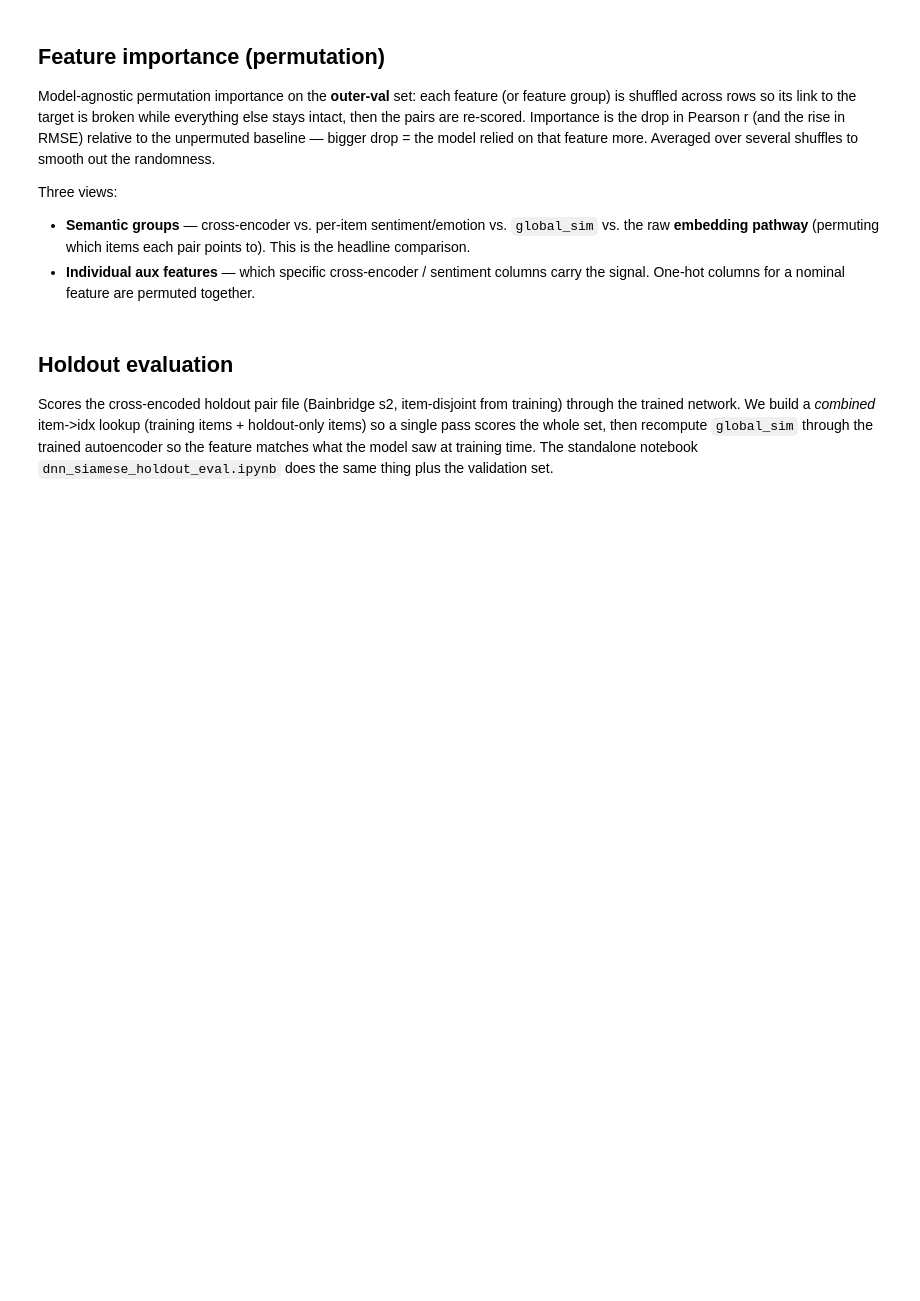
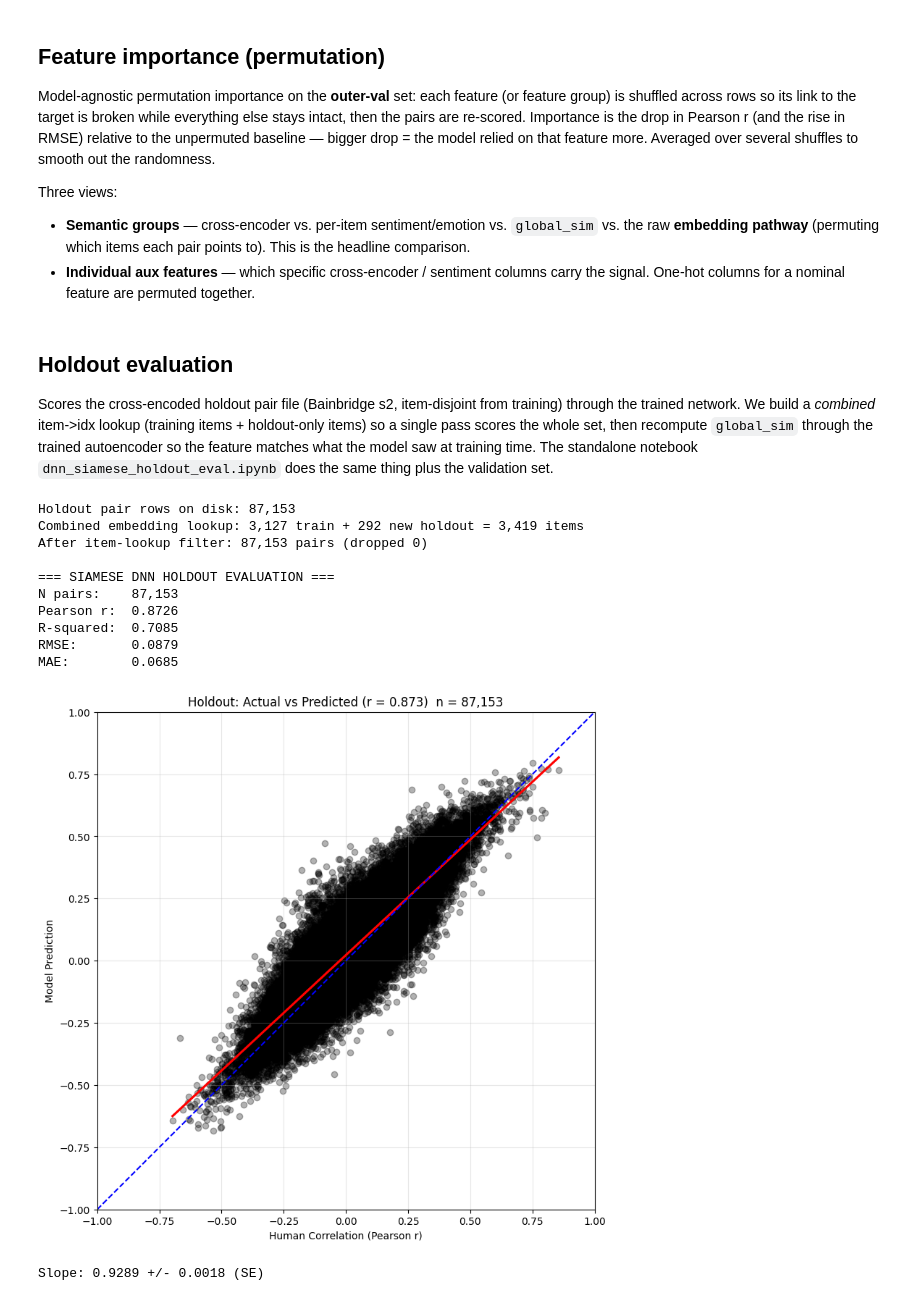
Before and after one commit to lxmainetti/PAIR, a Jupyter notebook: code/modelling/model_training.ipynb, the cells around one changed output. Cells and saved outputs as stored; diff of their text form; code cells hidden in the pictures; blank space fills up the shorter version.

```diff
--- a/code/modelling/model_training.ipynb
+++ b/code/modelling/model_training.ipynb
@@ -38,16 +38,17 @@ import matplotlib.pyplot as plt
 import seaborn as sns
 
 # ---- Paths ----
-emb_model       = "qwen3-8b-with-instruction"
-k_clusters      = 512    # only used to locate the pair file from autoencoder_feature_prep
-train_pair_path = f"../../data/clustered_embeddings/{emb_model}/autoencoded_clusters_{k_clusters}.parquet"
+# tested models include qwen3-8b-with-instruction, gemini-embedding-2 (task sentence sim), text-embedding-3-large, dwulff-mpnet-personality,
+# intfloat-e5-mistral-7b-instruct-4bit, intfloat-e5-mistral-7b-instruct-8bit, Alibaba-NLP-gte-Qwen2-7B-instruct-4bit
+emb_model       = "tencent-KaLM-Embedding-Gemma3-12B-2511-4bit" # qwen3-8b-with-instruction usually performs best
+train_pair_path = f"../../data/raw/item_correlations.parquet"
 train_emb_path  = f"../../data/raw/{emb_model}/embeddings_raw.parquet"
 # Holdout pair file: full cross-encoded set (item-disjoint + cross-scale combined)
-hold_pair_path  = "../../data/processed/holdout_item_correlations_with_cross.parquet"
+hold_pair_path  = "../../data/raw/holdout_item_correlations.parquet"
 hold_emb_path   = f"../../data/raw/{emb_model}/holdout_embeddings_raw.parquet"
 # Per-item sentiment files (used to assemble aux features for holdout pairs)
-train_sent_path = "../../data/processed/item_list_sentiment.parquet"
-hold_sent_path  = "../../data/processed/holdout_item_list_sentiment.parquet"
+train_path = "../../data/raw/item_list.parquet"
+hold_path  = "../../data/raw/holdout_item_list.parquet"
 # Autoencoder weights so we can recompute global_sim consistently for the holdout
 ae_weights_path = "../../models/psychometric_ae_weights.pt"
 CKPT_PATH       = "../../models/dnn_siamese_cor.pt"
@@ -502,56 +552,12 @@ hold_df = hold_df.filter(
 )
 print(f"After item-lookup filter: {hold_df.height:,} pairs (dropped {pre_n - hold_df.height:,})")
 
-# ---- 4. Combine sentiment tables (train + holdout) and join per side ----
-sent_value_cols = [
-    "sent_positive", "sent_neutral", "sent_negative",
-    "emo_neutral", "emo_surprise", "emo_joy", "emo_fear",
-    "emo_anger", "emo_sadness", "emo_disgust",
-    "top_sentiment", "top_emotion",
-]
-train_sent_df  = pl.read_parquet(train_sent_path).select(["item"] + sent_value_cols)
-hold_sent_df   = pl.read_parquet(hold_sent_path).select(["item"] + sent_value_cols)
-train_item_set = set(train_sent_df["item"].to_list())
-hold_only_sent = hold_sent_df.filter(
-    ~pl.col("item").is_in(pl.Series("item", list(train_item_set)).implode())
-)
-combined_sent_df = pl.concat([train_sent_df, hold_only_sent], how="vertical")
-print(f"Combined sentiment lookup: {combined_sent_df.height:,} items")
+# ---- 4. global_sim = raw cosine over all 4096 dims (matches training) ----
+hold_df = add_global_sim(hold_df, COMBINED_EMB, combined_item_to_idx)
 
-sent_item1 = combined_sent_df.rename({c: f"{c}_item1" for c in sent_value_cols})
-sent_item2 = combined_sent_df.rename({c: f"{c}_item2" for c in sent_value_cols})
-hold_df = (
-    hold_df
-    .join(sent_item1, left_on="Parameter1", right_on="item", how="left")
-    .join(sent_item2, left_on="Parameter2", right_on="item", how="left")
-)
-
-# ---- 5. Recompute global_sim through the trained autoencoder ----
-# We only need the encoder; reconstruct it from the saved state dict to avoid
-# importing the AE definition.
-class _AEEncoder(nn.Module):
-    def __init__(self, input_dim, bottleneck_dim):
-        super().__init__()
-        self.encoder = nn.Sequential(
-            nn.Linear(input_dim, 1024), nn.ReLU(), nn.Linear(1024, bottleneck_dim),
-        )
-    def forward(self, x): return self.encoder(x)
-
-ae_state      = torch.load(ae_weights_path, map_location=device)
-ae_input_dim  = ae_state["encoder.0.weight"].shape[1]
-ae_bottleneck = ae_state["encoder.2.weight"].shape[0]
-ae = _AEEncoder(ae_input_dim, ae_bottleneck).to(device)
-ae.load_state_dict({k: v for k, v in ae_state.items() if k.startswith("encoder.")})
-ae.eval()
-with torch.no_grad():
-    AE_EMB = ae(COMBINED_EMB).cpu().numpy()
-
-idx1 = np.fromiter((combined_item_to_idx[p] for p in hold_df["Parameter1"].to_list()), dtype=np.int64)
-idx2 = np.fromiter((combined_item_to_idx[p] for p in hold_df["Parameter2"].to_list()), dtype=np.int64)
-e1_ae, e2_ae = AE_EMB[idx1], AE_EMB[idx2]
-gs = ((e1_ae * e2_ae).sum(axis=1) /
-      (np.linalg.norm(e1_ae, axis=1) * np.linalg.norm(e2_ae, axis=1))).astype(np.float32)
-hold_df = hold_df.with_columns(pl.Series("global_sim", gs))
+# indices for scoring, taken from the (now filtered) pair table
+idx1 = np.fromiter((combined_item_to_idx[p] for p in hold_df["Parameter1"].to_list()), np.int64)
+idx2 = np.fromiter((combined_item_to_idx[p] for p in hold_df["Parameter2"].to_list()), np.int64)
 
 # ---- 6. Featurize through the train-fitted scaler ----
 aux = scaler.transform(hold_df.select(aux_numeric).to_numpy())
@@ -577,30 +583,43 @@ rmse_h    = np.sqrt(mean_squared_error(y_h, h_preds))
 r2_h      = r2_score(y_h, h_preds)
 mae_h     = mean_absolute_error(y_h, h_preds)
 
 print("\n=== SIAMESE DNN HOLDOUT EVALUATION ===")
 print(f"N pairs:    {len(y_h):,}")
 print(f"Pearson r:  {corr_h:.4f}")
 print(f"R-squared:  {r2_h:.4f}")
 print(f"RMSE:       {rmse_h:.4f}")
 print(f"MAE:        {mae_h:.4f}")
 
 # Predicted vs true with the identity line
 fig, ax = plt.subplots(figsize=(8, 8))
 sns.regplot(
     x=y_h, y=h_preds, ax=ax,
     scatter_kws={"alpha": 0.3, "color": "black"},
     line_kws={"color": "red"},
     ci=99,
 )
 ax.plot([-1, 1], [-1, 1], color="blue", linestyle="--")
 ax.set_xlim(-1, 1); ax.set_ylim(-1, 1); ax.set_aspect("equal", adjustable="box")
 ax.set_title(f"Holdout: Actual vs Predicted (r = {corr_h:.3f})  n = {len(y_h):,}")
 ax.set_xlabel("Human Correlation (Pearson r)")
 ax.set_ylabel("Model Prediction")
 ax.grid(True, alpha=0.3)
 plt.tight_layout(); plt.show()
 
 # Quick check that the fit isn't biased (slope close to 1, intercept close to 0)
 from scipy import stats
 slope, intercept, r, pval, se = stats.linregress(y_h, h_preds)
 print(f"Slope: {slope:.4f} +/- {se:.4f} (SE)")
+# %% [output]
+Holdout pair rows on disk: 87,153
+Combined embedding lookup: 3,127 train + 292 new holdout = 3,419 items
+After item-lookup filter: 87,153 pairs (dropped 0)
+
+=== SIAMESE DNN HOLDOUT EVALUATION ===
+N pairs:    87,153
+Pearson r:  0.8726
+R-squared:  0.7085
+RMSE:       0.0879
+MAE:        0.0685
+[figure, added]
+Slope: 0.9289 +/- 0.0018 (SE)
```
Also changed, not shown: parts of 11 cells of this notebook, 2 other files.
